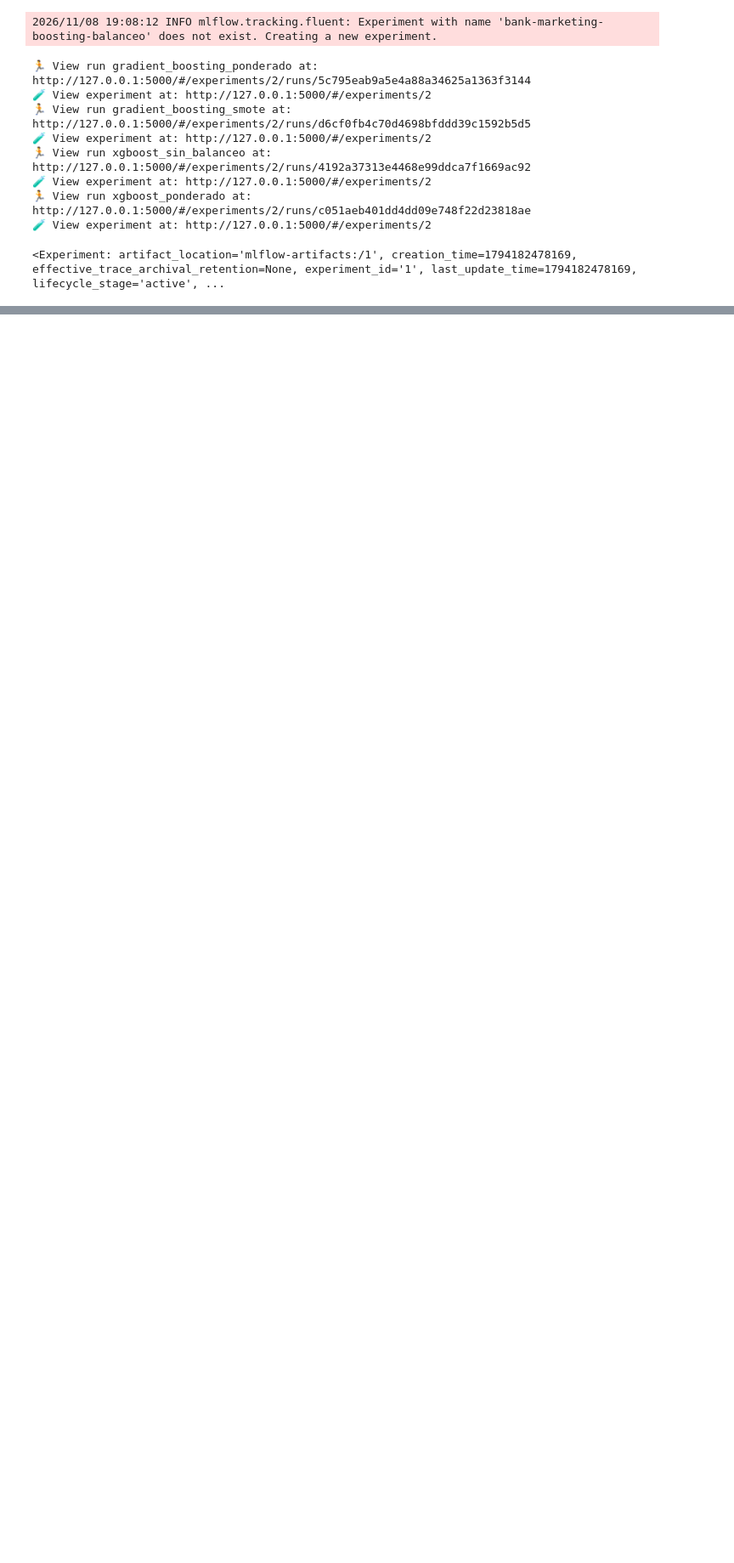
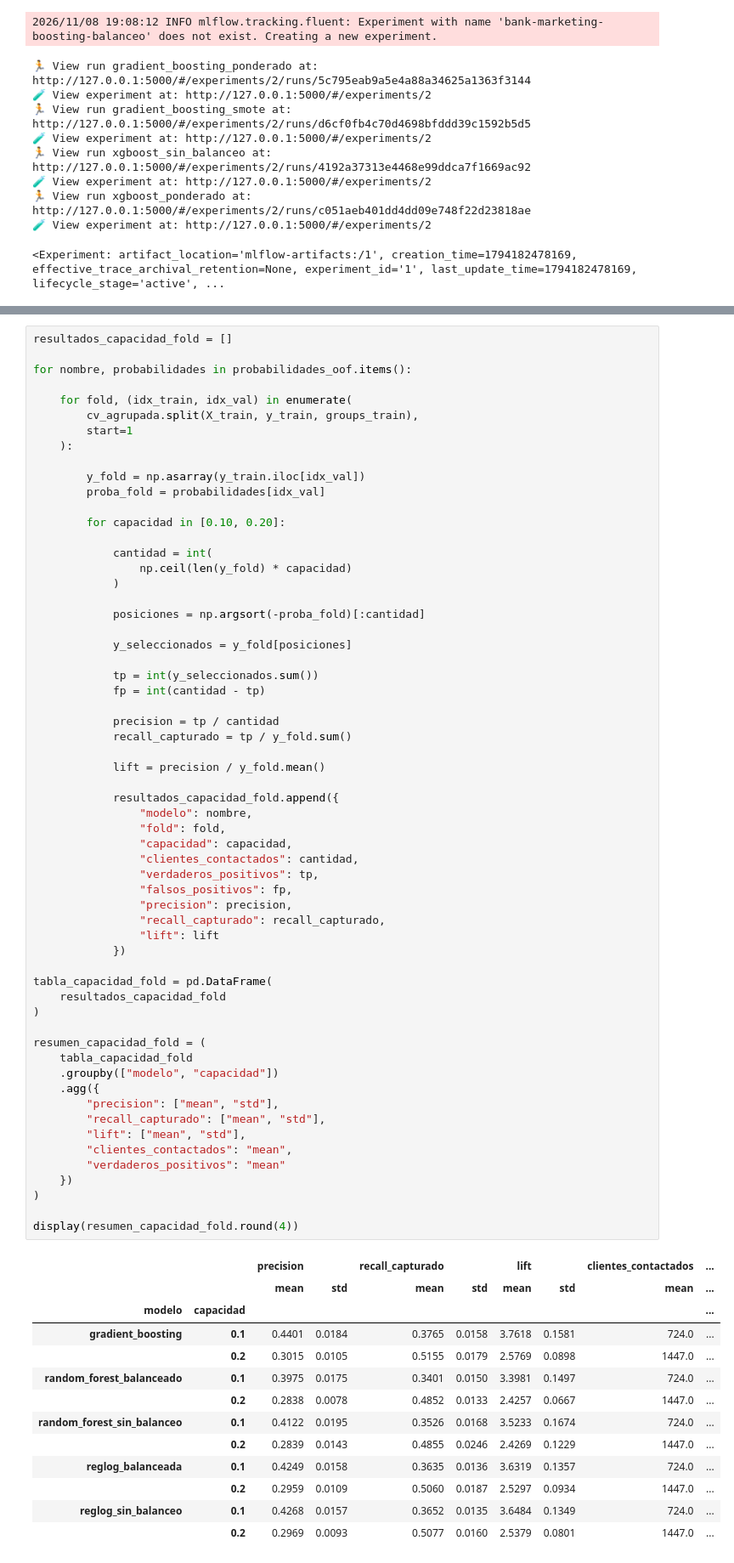
Before and after one commit to CrisSCon/priorizacion-clientes-cdt, a Jupyter notebook: notebooks/02_modelado_baseline_reglog.ipynb, the cells around one changed output, grey strips where cells are left out. Shown at 85% size. Saved outputs shown, nothing was run; the diff lists cells and outputs as text; blank space fills up the shorter version.

Commit message:
feat: integrar modelado validado y variantes de modelos

```diff
--- a/notebooks/02_modelado_baseline_reglog.ipynb
+++ b/notebooks/02_modelado_baseline_reglog.ipynb
@@ -1286,0 +2577,74 @@ mlflow.set_experiment("bank-marketing-baseline-reglog")
+# %%
+resultados_capacidad_fold = []
+
+for nombre, probabilidades in probabilidades_oof.items():
+
+    for fold, (idx_train, idx_val) in enumerate(
+        cv_agrupada.split(X_train, y_train, groups_train),
+        start=1
+    ):
+
+        y_fold = np.asarray(y_train.iloc[idx_val])
+        proba_fold = probabilidades[idx_val]
+
+        for capacidad in [0.10, 0.20]:
+
+            cantidad = int(
+                np.ceil(len(y_fold) * capacidad)
+            )
+
+            posiciones = np.argsort(-proba_fold)[:cantidad]
+
+            y_seleccionados = y_fold[posiciones]
+
+            tp = int(y_seleccionados.sum())
+            fp = int(cantidad - tp)
+
+            precision = tp / cantidad
+            recall_capturado = tp / y_fold.sum()
+
+            lift = precision / y_fold.mean()
+
+            resultados_capacidad_fold.append({
+                "modelo": nombre,
+                "fold": fold,
+                "capacidad": capacidad,
+                "clientes_contactados": cantidad,
+                "verdaderos_positivos": tp,
+                "falsos_positivos": fp,
+                "precision": precision,
+                "recall_capturado": recall_capturado,
+                "lift": lift
+            })
+
+tabla_capacidad_fold = pd.DataFrame(
+    resultados_capacidad_fold
+)
+
+resumen_capacidad_fold = (
+    tabla_capacidad_fold
+    .groupby(["modelo", "capacidad"])
+    .agg({
+        "precision": ["mean", "std"],
+        "recall_capturado": ["mean", "std"],
+        "lift": ["mean", "std"],
+        "clientes_contactados": "mean",
+        "verdaderos_positivos": "mean"
+    })
+)
+
+display(resumen_capacidad_fold.round(4))
+# %% [output]
+|  |  | precision |  | recall_capturado |  | lift |  | clientes_contactados | ... |
+|  |  | mean | std | mean | std | mean | std | mean | ... |
+| modelo | capacidad |  |  |  |  |  |  |  | ... |
+| gradient_boosting | 0.1 | 0.4401 | 0.0184 | 0.3765 | 0.0158 | 3.7618 | 0.1581 | 724.0 | ... |
+|  | 0.2 | 0.3015 | 0.0105 | 0.5155 | 0.0179 | 2.5769 | 0.0898 | 1447.0 | ... |
+| random_forest_balanceado | 0.1 | 0.3975 | 0.0175 | 0.3401 | 0.0150 | 3.3981 | 0.1497 | 724.0 | ... |
+|  | 0.2 | 0.2838 | 0.0078 | 0.4852 | 0.0133 | 2.4257 | 0.0667 | 1447.0 | ... |
+| random_forest_sin_balanceo | 0.1 | 0.4122 | 0.0195 | 0.3526 | 0.0168 | 3.5233 | 0.1674 | 724.0 | ... |
+|  | 0.2 | 0.2839 | 0.0143 | 0.4855 | 0.0246 | 2.4269 | 0.1229 | 1447.0 | ... |
+| reglog_balanceada | 0.1 | 0.4249 | 0.0158 | 0.3635 | 0.0136 | 3.6319 | 0.1357 | 724.0 | ... |
+|  | 0.2 | 0.2959 | 0.0109 | 0.5060 | 0.0187 | 2.5297 | 0.0934 | 1447.0 | ... |
+| reglog_sin_balanceo | 0.1 | 0.4268 | 0.0157 | 0.3652 | 0.0135 | 3.6484 | 0.1349 | 724.0 | ... |
+|  | 0.2 | 0.2969 | 0.0093 | 0.5077 | 0.0160 | 2.5379 | 0.0801 | 1447.0 | ... |
```
Also changed, not shown: parts of 56 cells of this notebook, 5 other files.
